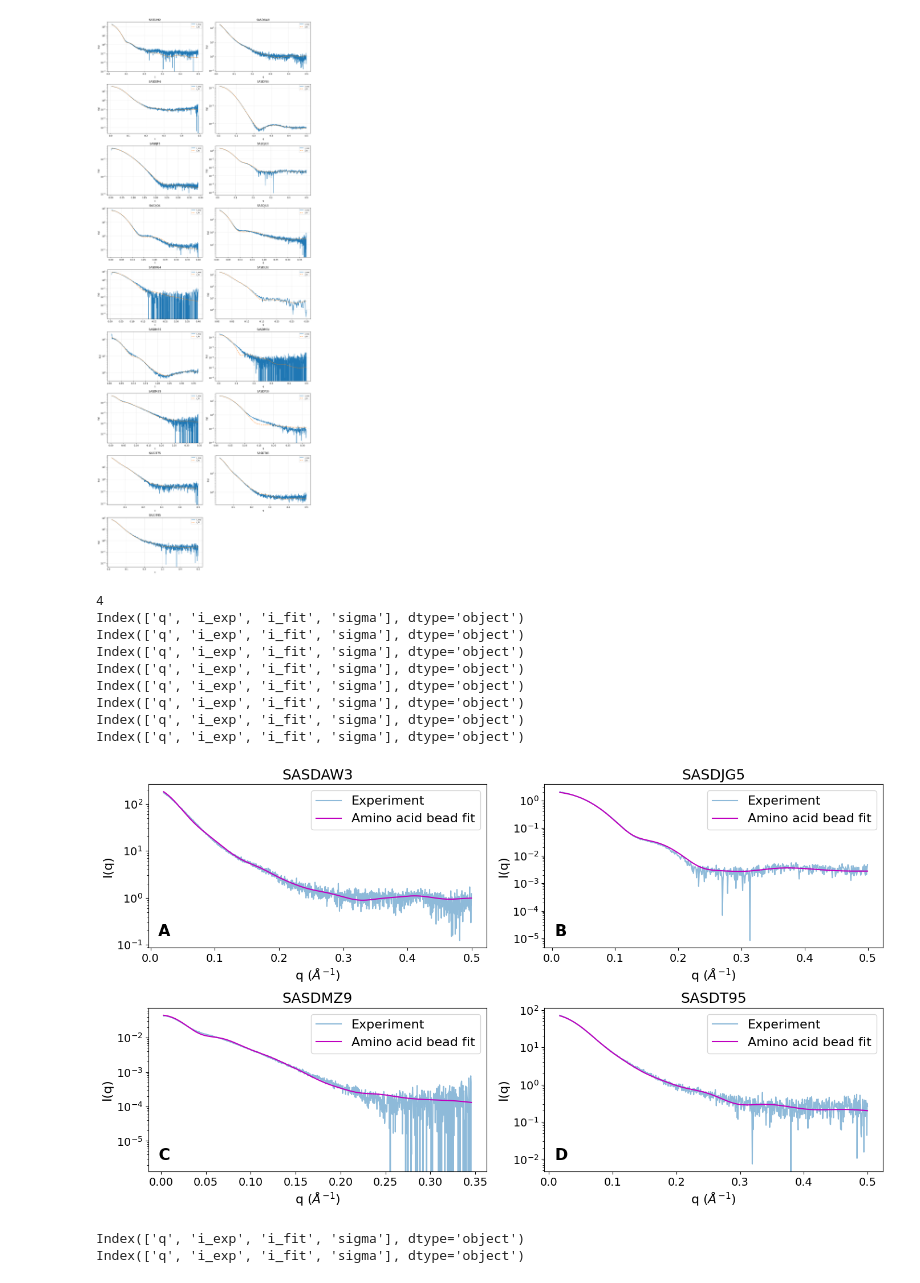
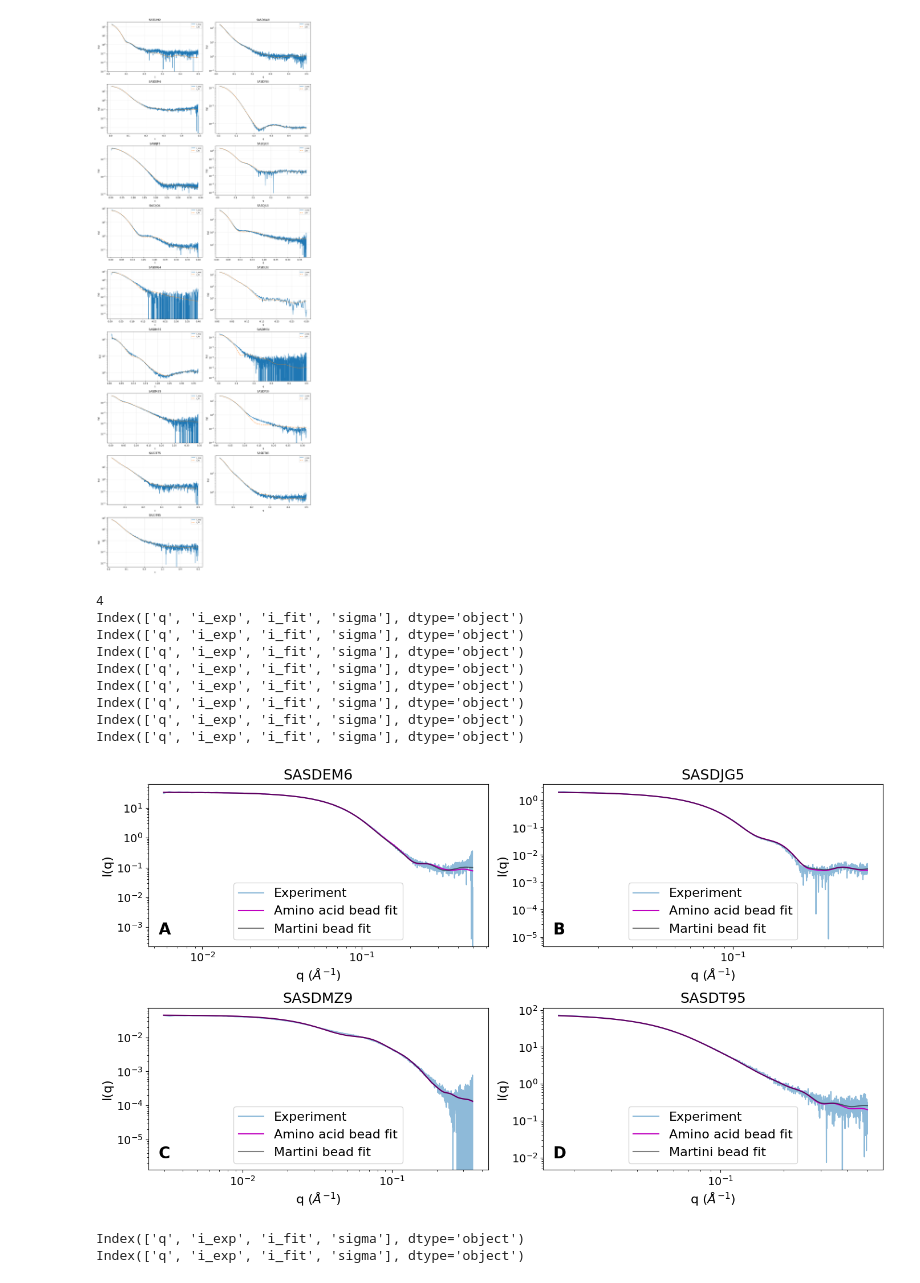
Before and after one commit to mlund/pripps, a Jupyter notebook: pripps-py/examples/testing_sasbdb.ipynb, the cells around one changed output. Saved outputs shown, nothing was run; the diff lists cells and outputs as text; code cells hidden in the pictures.

```diff
--- a/pripps-py/examples/testing_sasbdb.ipynb
+++ b/pripps-py/examples/testing_sasbdb.ipynb
@@ -75,7 +75,7 @@ csv_files_martini = sorted(base_dir.glob("*/sba_fit_martini.csv"))
 if not csv_files:
     raise FileNotFoundError(f"No matching files found under: {base_dir.resolve()}")
 
-selected_indices = [ 1, 5, 12, -1]  # change these to the files you want
+selected_indices = [ 2, 5, 12, -1]  # change these to the files you want
 csv_files = [csv_files[i] for i in selected_indices]
 csv_files_martini = [csv_files_martini[i] for i in selected_indices]
 
@@ -103,45 +103,47 @@ for ax, csv_path, csv_path_martini in zip(axes, csv_files, csv_files_martini):
     x = num_df.iloc[:, 0]
     for col in num_df.columns[1:-2]:  # Exclude last two columns (i_fit and sigma)
         ax.plot(x, num_df[col], label="Experiment", alpha=0.5)
-    #ax.plot(x, num_df_martini["i_fit"], label="Martini bead fit", linestyle="-", color="m")
+
     ax.plot(x, num_df["i_fit"], label="Amino acid bead fit", linestyle="-", color="m")
+    ax.plot(x, num_df_martini["i_fit"], label="Martini bead fit", linestyle="-", color="k", alpha=0.5)
 
     ax.set_title(csv_path.parent.name, fontsize=18)
     ax.set_xlabel(r"q ($\AA^{-1}$)", fontsize=16)
     ax.set_ylabel("I(q)", fontsize=16)
     #ax.grid(True, alpha=0.3)
     ax.set_yscale("log")
+    ax.set_xscale("log")
     ax.tick_params(axis="both", which="major", labelsize=14)
-    ax.legend(fontsize=16)
+    ax.legend(fontsize=16, loc="lower center")
 
 for ax in axes[len(csv_files):]:
     ax.axis("off")
 
 panel_labels = ["A", "B", "C", "D"]
 for i, ax in enumerate(axes[:len(csv_files)]):
         label = panel_labels[i] if i < len(panel_labels) else chr(ord("A") + i)
         ax.text(
             0.03, 0.05, label,
             transform=ax.transAxes,
             fontsize=20,
             fontweight="bold",
             ha="left",
             va="bottom"
         )
 plt.tight_layout()
 plt.savefig(base_dir / "sba_fits_grid.pdf")
 plt.show()
 # %% [output]
 4
 Index(['q', 'i_exp', 'i_fit', 'sigma'], dtype='object')
 Index(['q', 'i_exp', 'i_fit', 'sigma'], dtype='object')
 Index(['q', 'i_exp', 'i_fit', 'sigma'], dtype='object')
 Index(['q', 'i_exp', 'i_fit', 'sigma'], dtype='object')
 Index(['q', 'i_exp', 'i_fit', 'sigma'], dtype='object')
 Index(['q', 'i_exp', 'i_fit', 'sigma'], dtype='object')
 Index(['q', 'i_exp', 'i_fit', 'sigma'], dtype='object')
 Index(['q', 'i_exp', 'i_fit', 'sigma'], dtype='object')
-[figure, old version]
+[figure, new version]
 # %%
 base_dir = Path("../../sasbdb_bench/cache")
 csv_files = sorted(base_dir.glob("*/sba_fit_grid.csv"))
```
Also changed, not shown: parts of 1 cell of this notebook, 17 other files.
